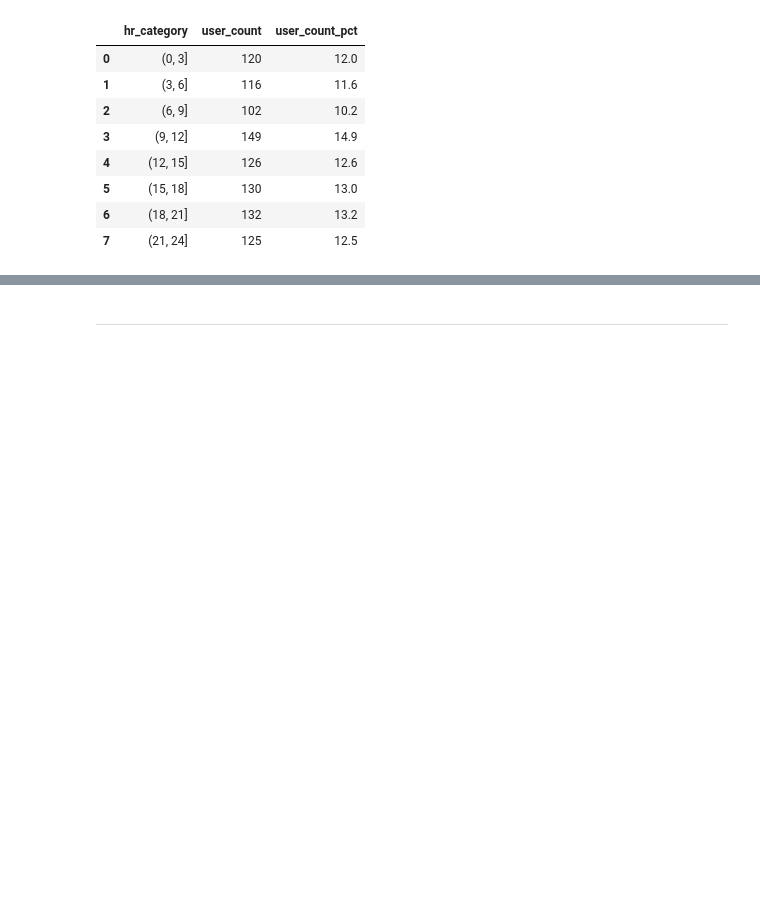
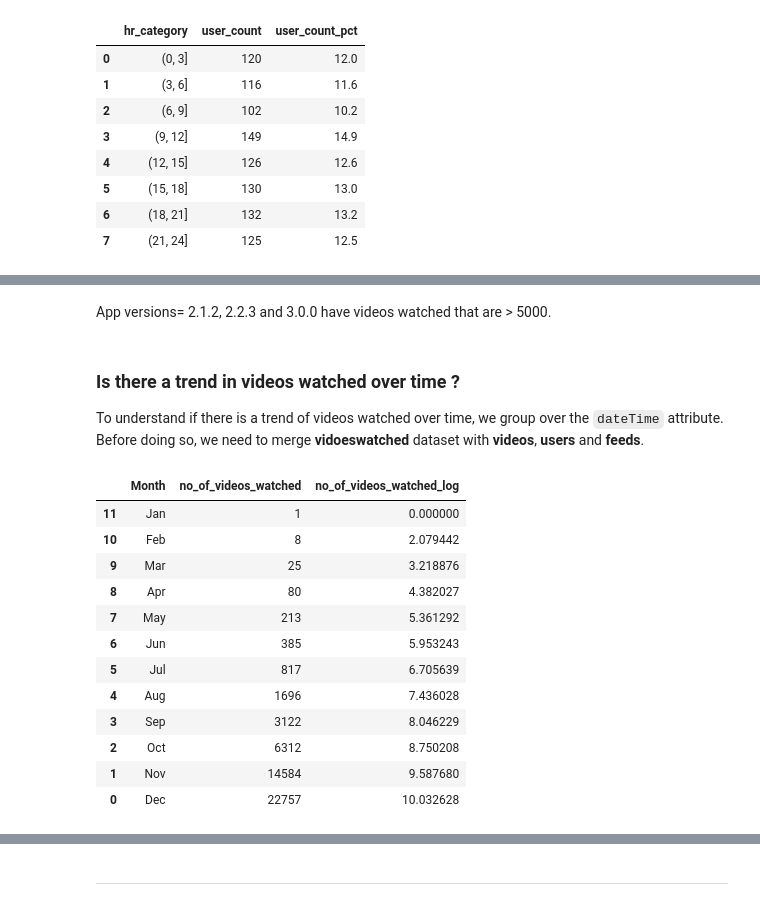
Before and after one commit to tummala-hareesh/krikey_senior_data_analyst, a Jupyter notebook: 1_exploratory_data_analysis_krikey.ipynb, the cells around one changed output, grey strips where cells are left out. Saved outputs shown, nothing was run; the diff lists cells and outputs as text; code cells hidden in the pictures; blank space fills up the shorter version.

```diff
--- a/1_exploratory_data_analysis_krikey.ipynb
+++ b/1_exploratory_data_analysis_krikey.ipynb
@@ -666,0 +673,4 @@ __x__values_original
+# %%
+# 1. convert "created_at" to datetime
+df_videos['created_at'] = pd.to_datetime(df_videos['created_at'], format='%Y-%m-%d %H:%M:%S')
+df_videos.head()
@@ -666,0 +815,4 @@ __x__values_original
+# %%
+# 1. convert "dateTime" to datetime
+df_watched['dateTime'] = pd.to_datetime(df_watched['dateTime'], format='%Y-%m-%d %H:%M:%S')
+df_watched.head()
@@ -666,0 +867,36 @@ __x__values_original
+# %% [markdown]
+App versions= 2.1.2, 2.2.3 and 3.0.0 have videos watched that are > 5000.
+# %% [markdown]
+### Is there a trend in videos watched over time ?
+To understand if there is a trend of videos watched over time, we group over the `dateTime` attribute. Before doing so, we need to merge **vidoeswatched** dataset with **videos**, **users** and **feeds**.
+# %%
+# Merge vidoes watched with videos
+df_merged = pd.merge(df_watched, df_videos, left_on='videoId', right_on='id', how='right')
+
+# Merge watchedvides+vidoes with users
+df_merged2 = pd.merge(df_merged, df_users, left_on='userId', right_on='id', how='right')
+
+# Merge watchedvides+vidoes+users with feeds
+df_merged3 = pd.merge(df_merged2, df_feeds, left_on='feedId', right_on='id', how='right')
+# %%
+# Groupby over dateTime on merged dataframe
+df_grouped_month = df_merged3['dateTime'].dt.month.value_counts().reset_index()
+df_grouped_month.columns = ['Month','no_of_videos_watched']
+df_grouped_month = df_grouped_month.sort_values(by='Month', ascending=True)
+df_grouped_month.Month = df_grouped_month['Month'].apply(lambda x: calendar.month_abbr[x])
+df_grouped_month['no_of_videos_watched_log'] = np.log(df_grouped_month['no_of_videos_watched'])
+df_grouped_month
+# %% [output]
+|  | Month | no_of_videos_watched | no_of_videos_watched_log |
+| 11 | Jan | 1 | 0.000000 |
+| 10 | Feb | 8 | 2.079442 |
+| 9 | Mar | 25 | 3.218876 |
+| 8 | Apr | 80 | 4.382027 |
+| 7 | May | 213 | 5.361292 |
+| 6 | Jun | 385 | 5.953243 |
+| 5 | Jul | 817 | 6.705639 |
+| 4 | Aug | 1696 | 7.436028 |
+| 3 | Sep | 3122 | 8.046229 |
+| 2 | Oct | 6312 | 8.750208 |
+| 1 | Nov | 14584 | 9.587680 |
+| 0 | Dec | 22757 | 10.032628 |
```
Also changed, not shown: parts of 61 cells of this notebook, 2 other files.
